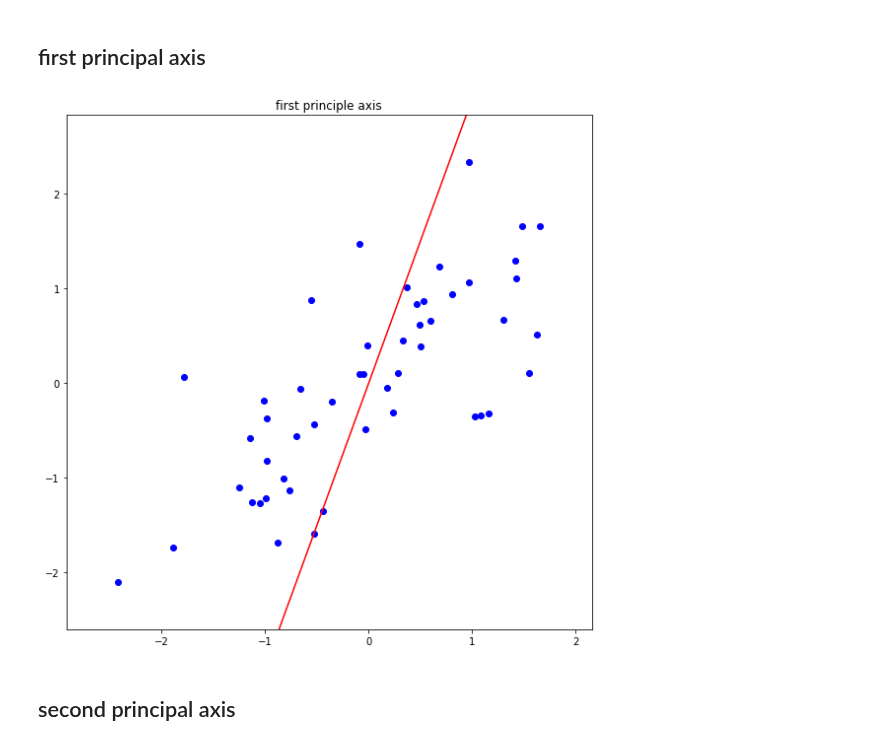
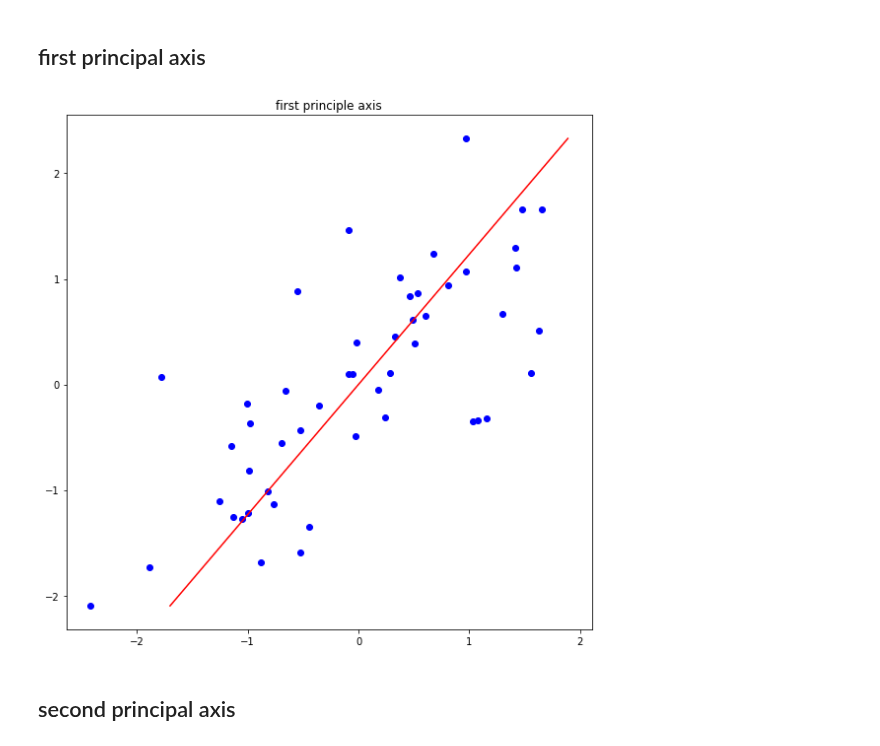
Before and after one commit to caumannerman/assignment-machine-learning, a Jupyter notebook: assignment_12.ipynb, the cells around one changed output. Drawn from its saved outputs; the diff is of its cells as text; code cells hidden in the pictures.

Commit message:
Fill up first principal axis

```diff
--- a/assignment_12.ipynb
+++ b/assignment_12.ipynb
@@ -94,18 +94,18 @@ plt.show()
 [figure]
 # %% [markdown]
 ## first principal axis
-# %%
-plt.figure(figsize=(8,8))
-plt.title('first principle axis')
-# ===================================================
-# fill up the blank
-#
-#
-# ===================================================
-plt.tight_layout()
-plt.show()
-# %% [output]
-[figure, removed]
+# %%
+plt.figure(figsize=(8,8))
+plt.title('first principle axis')
+plt.plot(nor_x, nor_y,'o', color = 'blue')
+if abs(fir[0]) > abs(fir[1]):
+    plt.plot(np.linspace(np.min(nor_x), np.max(nor_x),100), np.linspace(np.min(nor_x), np.max(nor_x),100) *fir[1] / fir[0],'-', color = 'red')
+else:
+    plt.plot(np.linspace(np.min(nor_y)*fir[0] / fir[1], np.max(nor_y)*fir[0] / fir[1],100), np.linspace(np.min(nor_y), np.max(nor_y),100) ,'-', color = 'red')
+plt.tight_layout()
+plt.show()
+# %% [output]
+[figure, added]
 # %% [markdown]
 ## second principal axis
 # %%
```
